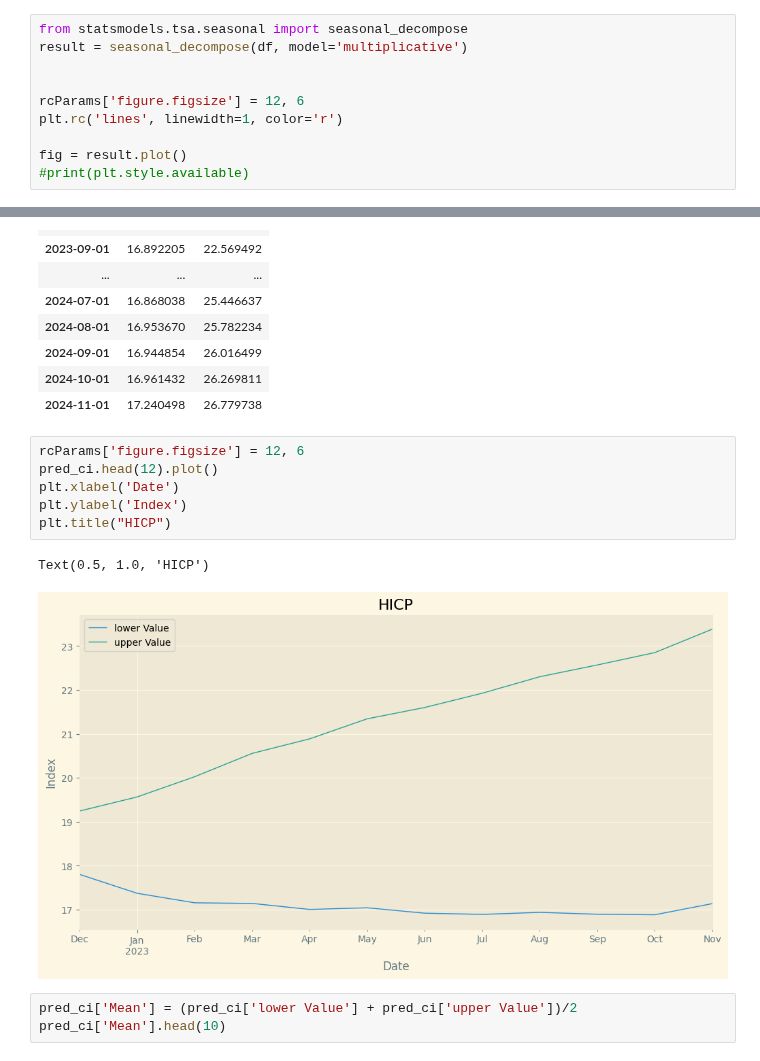
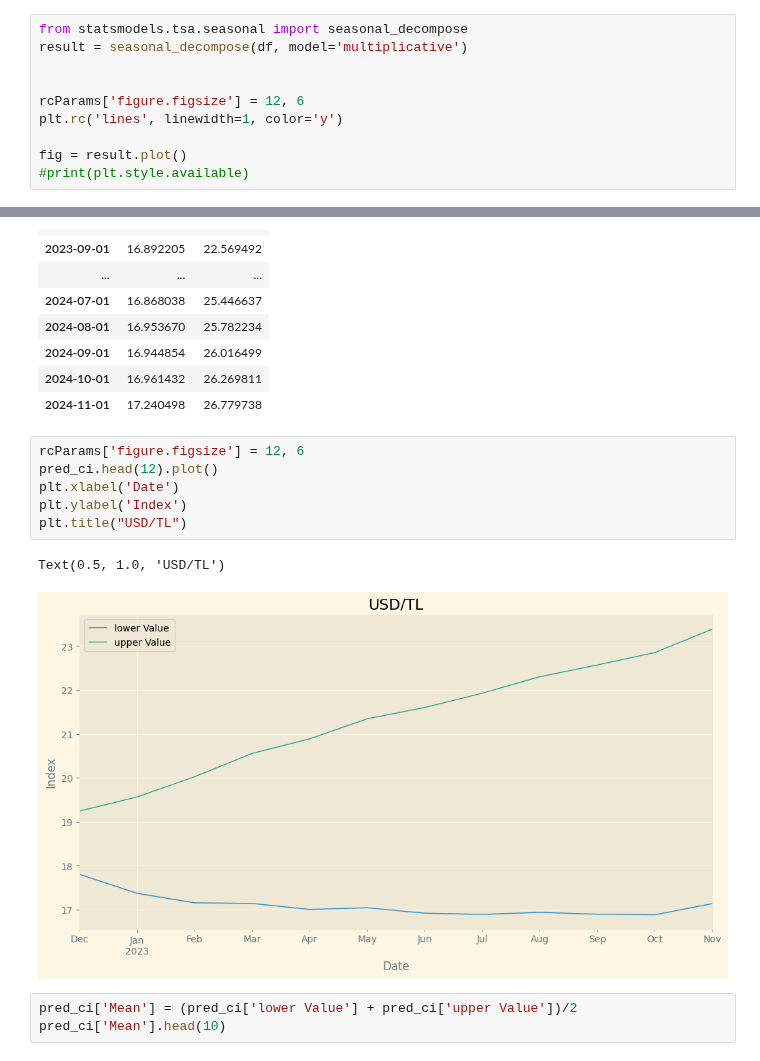
Before and after one commit to kayabo19/Average-Food-Price-Analysis, a Jupyter notebook: Final_Project.ipynb, the cells around one changed output, grey strips where cells are left out. Cells and saved outputs as stored; diff of their text form.

```diff
--- a/Final_Project.ipynb
+++ b/Final_Project.ipynb
@@ -72,7 +72,7 @@ result = seasonal_decompose(df, model='multiplicative')
 
 
 rcParams['figure.figsize'] = 12, 6
-plt.rc('lines', linewidth=1, color='r')
+plt.rc('lines', linewidth=1, color='y')
 
 fig = result.plot()
 #print(plt.style.available)
@@ -196,12 +196,12 @@ pred_ci
 # %%
 rcParams['figure.figsize'] = 12, 6
 pred_ci.head(12).plot()
 plt.xlabel('Date')
 plt.ylabel('Index')
-plt.title("HICP")
+plt.title("USD/TL")
 # %% [output]
-Text(0.5, 1.0, 'HICP')
+Text(0.5, 1.0, 'USD/TL')
-[figure, old version]
+[figure, new version]
 # %%
 pred_ci['Mean'] = (pred_ci['lower Value'] + pred_ci['upper Value'])/2
 pred_ci['Mean'].head(10)
```
Also changed, not shown: parts of 3 cells of this notebook.
